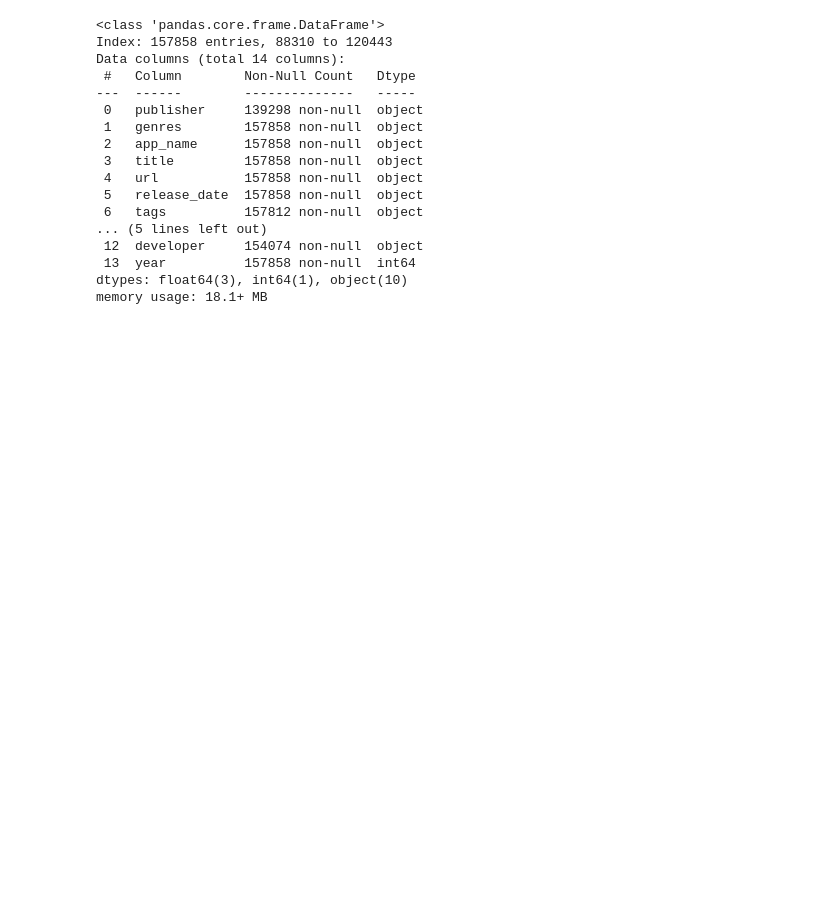
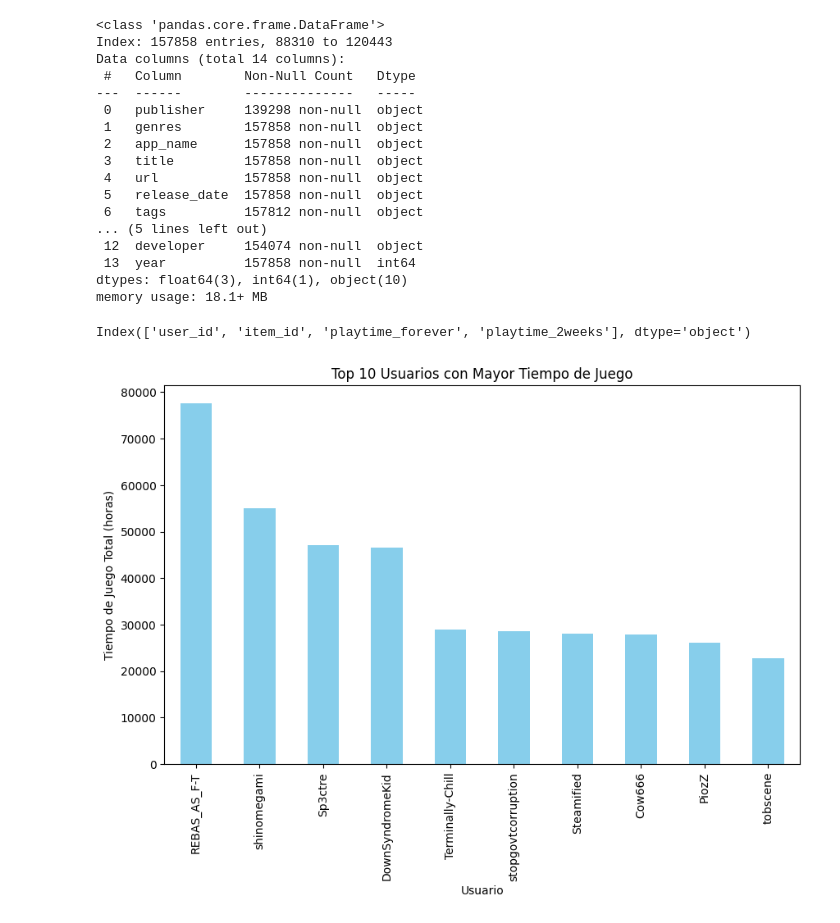
Before and after one commit to MarceloOrtizz/Proyecto_MLOps_Steam, a Jupyter notebook: etl_eda/EDA.ipynb, the cells around one changed output. Saved outputs shown, nothing was run; the diff lists cells and outputs as text; code cells hidden in the pictures; blank space fills up the shorter version.

```diff
--- a/etl_eda/EDA.ipynb
+++ b/etl_eda/EDA.ipynb
@@ -321,3 +321,24 @@ Data columns (total 14 columns):
  13  year          157858 non-null  int64
 dtypes: float64(3), int64(1), object(10)
 memory usage: 18.1+ MB
+# %%
+users_items = pd.read_csv('../data/limpio/users_items.csv.gz',compression='gzip')
+# %%
+users_items.columns
+# %% [output]
+Index(['user_id', 'item_id', 'playtime_forever', 'playtime_2weeks'], dtype='object')
+# %%
+total_playtime = users_items.groupby('user_id')['playtime_forever'].sum()
+
+# top 10 jugadores forever
+top_users = total_playtime.sort_values(ascending=False).head(10)
+
+# Crea un gráfico de barras para los 10 usuarios principales
+plt.figure(figsize=(10, 6))
+top_users.plot(kind='bar', color='skyblue')
+plt.title('Top 10 Usuarios con Mayor Tiempo de Juego')
+plt.xlabel('Usuario')
+plt.ylabel('Tiempo de Juego Total (horas)')
+plt.show()
+# %% [output]
+[figure, added]
```
Also changed, not shown: parts of 6 cells of this notebook.
